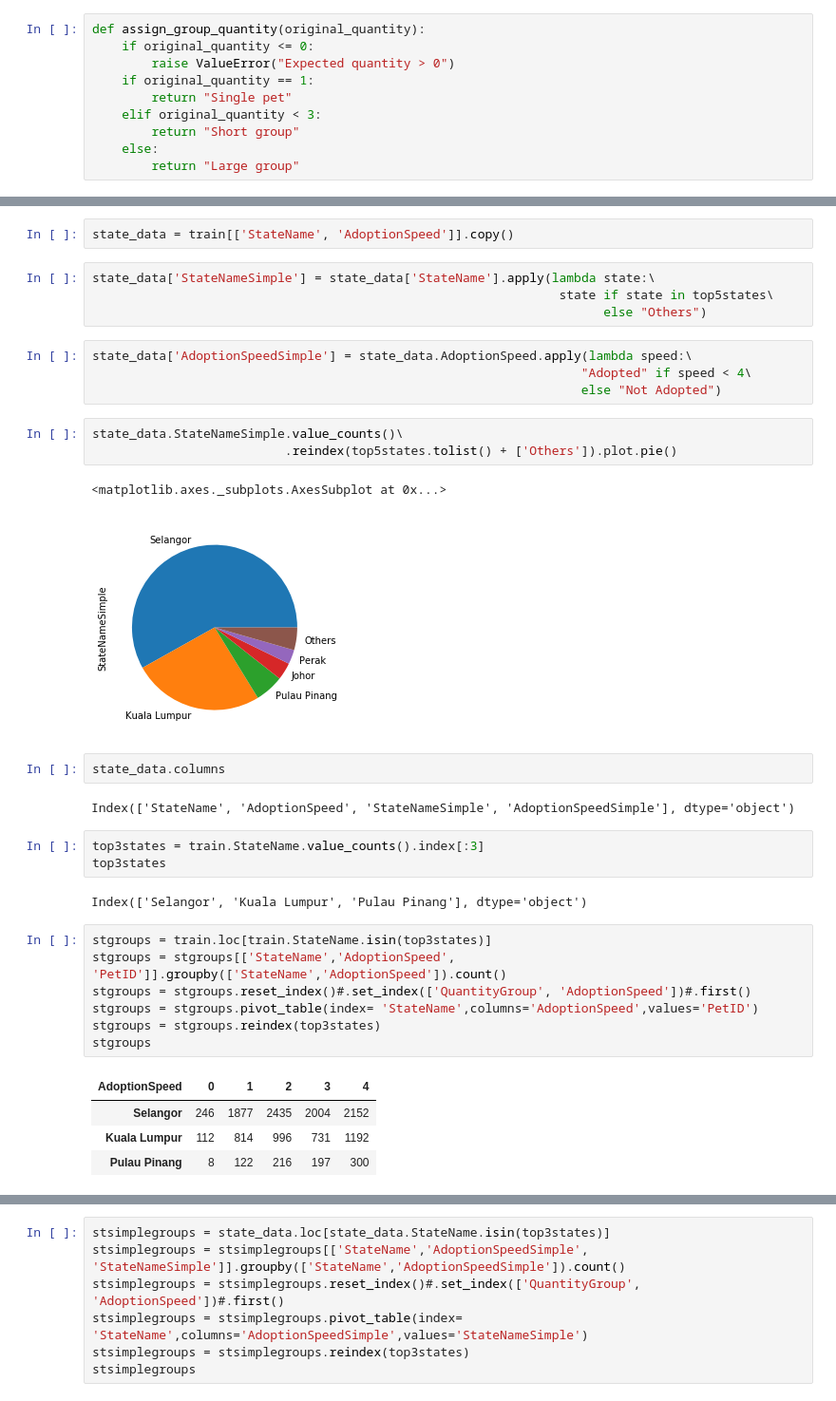
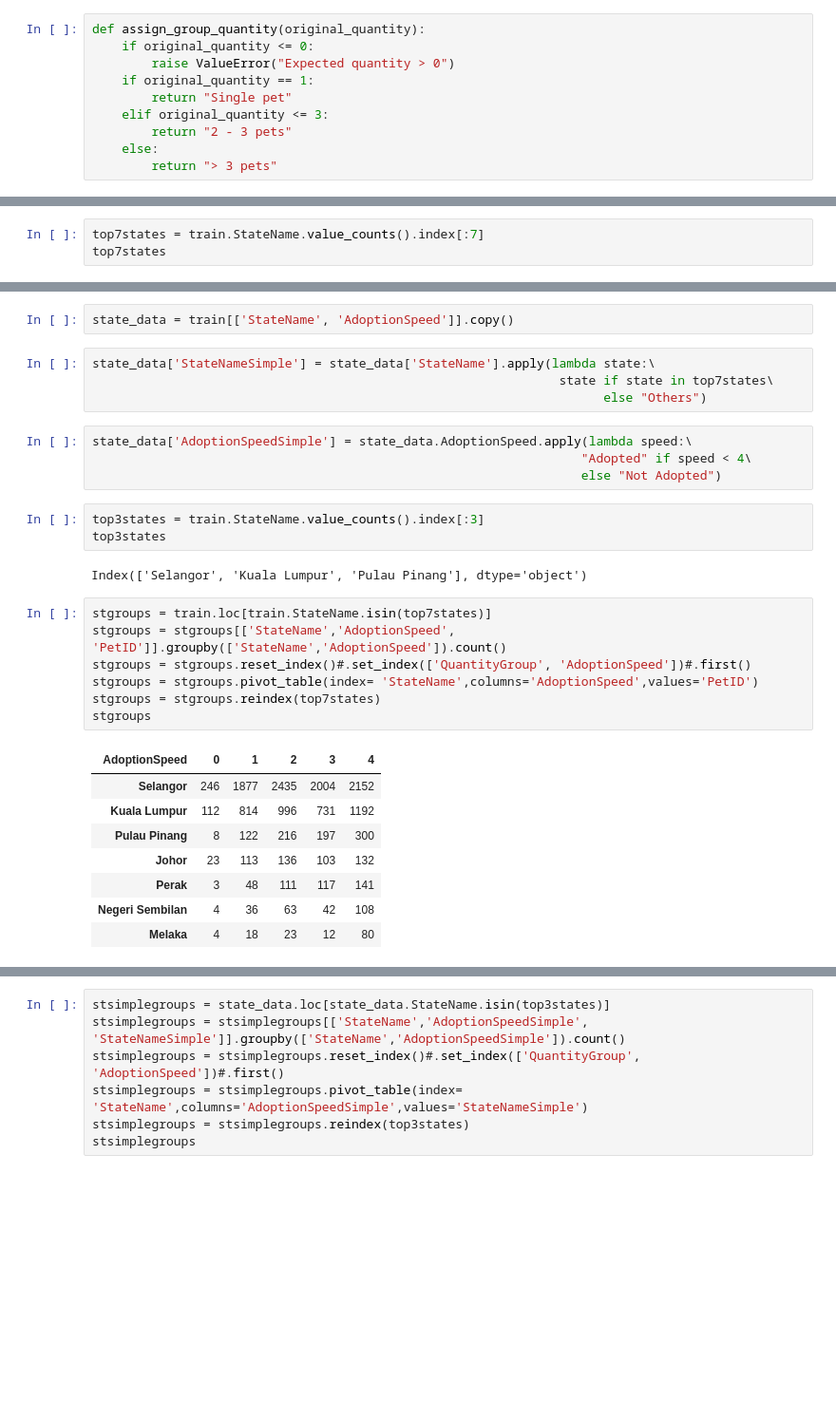
Before and after one commit to vhgiron-u/pets, a Jupyter notebook: Exploracion Costos Geo.ipynb, the cells around one changed output, grey strips where cells are left out. Shown at 95% size. Drawn from its saved outputs; the diff is of its cells as text; blank space fills up the shorter version.

```diff
--- a/Exploracion Victor.ipynb
+++ b/Exploracion Costos Geo.ipynb
@@ -132,9 +133,9 @@ def assign_group_quantity(original_quantity):
         raise ValueError("Expected quantity > 0")
     if original_quantity == 1:
         return "Single pet"
-    elif original_quantity < 3:
-        return "Short group"
+    elif original_quantity <= 3:
+        return "2 - 3 pets"
     else:
-        return "Large group"
+        return "> 3 pets"
 # %%
 train['QuantityGroup'] = train.Quantity.apply(assign_group_quantity)
@@ -302,3 +391,6 @@ Kelantan           15
 Sarawak            13
 Labuan             3
 Name: StateName, dtype: int64
+# %%
+top7states = train.StateName.value_counts().index[:7]
+top7states
@@ -318,39 +414,33 @@ train.StateName.value_counts().plot.pie()
 state_data = train[['StateName', 'AdoptionSpeed']].copy()
 # %%
 state_data['StateNameSimple'] = state_data['StateName'].apply(lambda state:\
-                                                               state if state in top5states\
+                                                               state if state in top7states\
                                                                      else "Others")
 # %%
 state_data['AdoptionSpeedSimple'] = state_data.AdoptionSpeed.apply(lambda speed:\
                                                                   "Adopted" if speed < 4\
                                                                   else "Not Adopted")
-# %%
-state_data.StateNameSimple.value_counts()\
-                          .reindex(top5states.tolist() + ['Others']).plot.pie()
-# %% [output]
-<matplotlib.axes._subplots.AxesSubplot at 0x...>
-[figure, removed]
-# %%
-state_data.columns
-# %% [output]
-Index(['StateName', 'AdoptionSpeed', 'StateNameSimple', 'AdoptionSpeedSimple'], dtype='object')
 # %%
 top3states = train.StateName.value_counts().index[:3]
 top3states
 # %% [output]
 Index(['Selangor', 'Kuala Lumpur', 'Pulau Pinang'], dtype='object')
 # %%
-stgroups = train.loc[train.StateName.isin(top3states)]
+stgroups = train.loc[train.StateName.isin(top7states)]
 stgroups = stgroups[['StateName','AdoptionSpeed', 'PetID']].groupby(['StateName','AdoptionSpeed']).count()
 stgroups = stgroups.reset_index()#.set_index(['QuantityGroup', 'AdoptionSpeed'])#.first()
 stgroups = stgroups.pivot_table(index= 'StateName',columns='AdoptionSpeed',values='PetID')
-stgroups = stgroups.reindex(top3states)
+stgroups = stgroups.reindex(top7states)
 stgroups
 # %% [output]
 | AdoptionSpeed | 0 | 1 | 2 | 3 | 4 |
 | Selangor | 246 | 1877 | 2435 | 2004 | 2152 |
 | Kuala Lumpur | 112 | 814 | 996 | 731 | 1192 |
 | Pulau Pinang | 8 | 122 | 216 | 197 | 300 |
+| Johor | 23 | 113 | 136 | 103 | 132 |
+| Perak | 3 | 48 | 111 | 117 | 141 |
+| Negeri Sembilan | 4 | 36 | 63 | 42 | 108 |
+| Melaka | 4 | 18 | 23 | 12 | 80 |
 # %%
 stpercentages = (stgroups.T/stgroups.sum(axis=1)).T
 stpercentages
```
Also changed, not shown: parts of 31 cells of this notebook.
